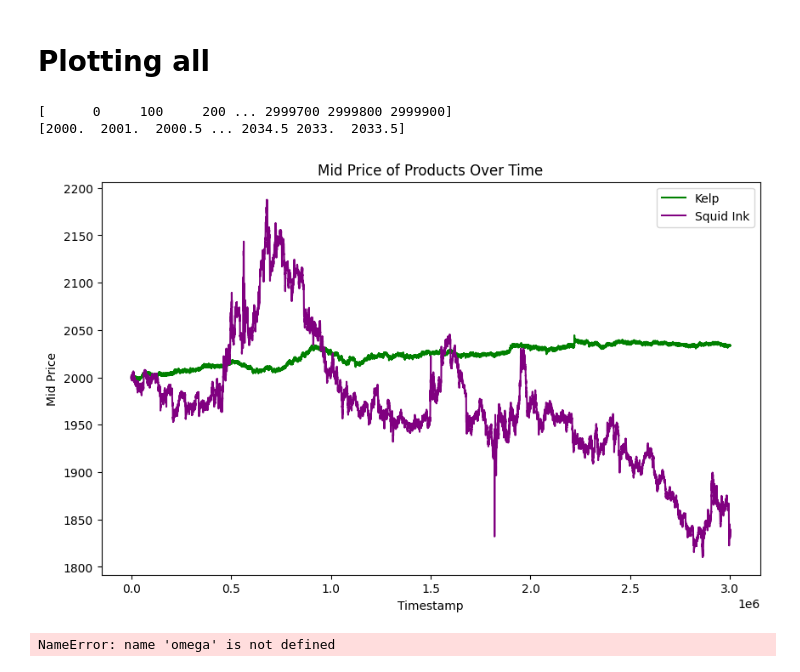
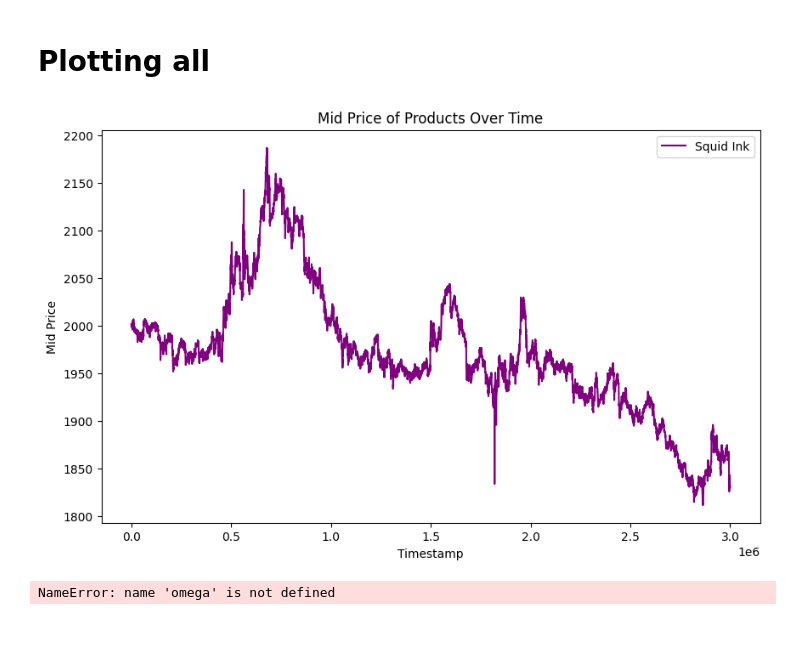
Before and after one commit to SamyakSS83/paradis-island-imckechode, a Jupyter notebook: Round_1/Algorithmic_trading/data_bottle_analysis.ipynb, the cells around one changed output. Cells and saved outputs as stored; diff of their text form; code cells hidden in the pictures; blank space fills up the shorter version.

```diff
--- a/Round_1/Algorithmic_trading/data_bottle_analysis.ipynb
+++ b/Round_1/Algorithmic_trading/data_bottle_analysis.ipynb
@@ -3,65 +3,74 @@
 # %%
 import pandas as pd
 import numpy as np
 
-prices1 = pd.read_csv(r'./round-1-island-data-bottle/round-1-island-data-bottle/prices_round_1_day_-2.csv',sep=';')
-prices2 = pd.read_csv(r'./round-1-island-data-bottle/round-1-island-data-bottle/prices_round_1_day_-1.csv',sep=';')
-prices3 = pd.read_csv(r'./round-1-island-data-bottle/round-1-island-data-bottle/prices_round_1_day_0.csv',sep=';')
-
+# prices1 = pd.read_csv(r'./round-1-island-data-bottle/round-1-island-data-bottle/prices_round_1_day_-2.csv',sep=';')
+# prices2 = pd.read_csv(r'./round-1-island-data-bottle/round-1-island-data-bottle/prices_round_1_day_-1.csv',sep=';')
+# prices3 = pd.read_csv(r'./round-1-island-data-bottle/round-1-island-data-bottle/prices_round_1_day_0.csv',sep=';')
+prices1 = pd.read_csv(r'./round-1-island-data-bottle/round-1-island-data-bottle/trades_round_1_day_-2.csv',sep=';')     #
+prices2 = pd.read_csv(r'./round-1-island-data-bottle/round-1-island-data-bottle/trades_round_1_day_-1.csv',sep=';')     #
+prices2['timestamp'] = prices2['timestamp'] + 1000000                                                                   #
+prices3 = pd.read_csv(r'./round-1-island-data-bottle/round-1-island-data-bottle/trades_round_1_day_0.csv',sep=';')      #
+prices3['timestamp'] = prices3['timestamp'] + 2000000                                                                   #
 import matplotlib.pyplot as plt
 # Concatenate all dataframes
 all_prices = pd.concat([prices1, prices2, prices3])
-all_prices['timestamp'] = all_prices['timestamp']+(1000000*(all_prices['day']+2))
+# all_prices['timestamp'] = all_prices['timestamp']+(1000000*(all_prices['day']+2))
 
-kelp_data = all_prices[all_prices['product'] == 'KELP']
+# kelp_data = all_prices[all_prices['product'] == 'KELP']
+kelp_data = all_prices[all_prices['symbol'] == 'KELP']                                                                  #
+
 kelp_x = kelp_data['timestamp'].to_numpy()
-kelp_y = kelp_data['mid_price'].to_numpy()
-kelp_z1 = kelp_data['bid_price_1'].to_numpy()
-kelp_z2 = kelp_data['bid_price_2'].to_numpy()
-kelp_z3 = kelp_data['bid_price_3'].to_numpy()
-kelp_w1 = kelp_data['ask_price_1'].to_numpy()
-kelp_w2 = kelp_data['ask_price_2'].to_numpy()
-kelp_w3 = kelp_data['ask_price_3'].to_numpy()
-print(kelp_x)
-print(kelp_y)
+# kelp_y = kelp_data['mid_price'].to_numpy()
+kelp_y = kelp_data['price'].to_numpy()                                                                                  #
 
-resin_data = all_prices[all_prices['product'] == 'RAINFOREST_RESIN']
+# kelp_z1 = kelp_data['bid_price_1'].to_numpy()
+# kelp_z2 = kelp_data['bid_price_2'].to_numpy()
+# kelp_z3 = kelp_data['bid_price_3'].to_numpy()
+# kelp_w1 = kelp_data['ask_price_1'].to_numpy()
+# kelp_w2 = kelp_data['ask_price_2'].to_numpy()
+# kelp_w3 = kelp_data['ask_price_3'].to_numpy()
+
+# resin_data = all_prices[all_prices['product'] == 'RAINFOREST_RESIN']
+resin_data = all_prices[all_prices['symbol'] == 'RAINFOREST_RESIN']                                                     #
 resin_x = resin_data['timestamp'].to_numpy()
-resin_y = resin_data['mid_price'].to_numpy()
-resin_z1 = resin_data['bid_price_1'].to_numpy()
-resin_z2 = resin_data['bid_price_2'].to_numpy()
-resin_z3 = resin_data['bid_price_3'].to_numpy()
-resin_w1 = resin_data['ask_price_1'].to_numpy()
-resin_w2 = resin_data['ask_price_2'].to_numpy()
-resin_w3 = resin_data['ask_price_3'].to_numpy()
+# resin_y = resin_data['mid_price'].to_numpy()
+resin_y = resin_data['price'].to_numpy()                                                                                #
+# resin_z1 = resin_data['bid_price_1'].to_numpy()
+# resin_z2 = resin_data['bid_price_2'].to_numpy()
+# resin_z3 = resin_data['bid_price_3'].to_numpy()
+# resin_w1 = resin_data['ask_price_1'].to_numpy()
+# resin_w2 = resin_data['ask_price_2'].to_numpy()
+# resin_w3 = resin_data['ask_price_3'].to_numpy()
 
-squid_ink_data = all_prices[all_prices['product'] == 'SQUID_INK']
+# squid_ink_data = all_prices[all_prices['product'] == 'SQUID_INK']
+squid_ink_data = all_prices[all_prices['symbol'] == 'SQUID_INK']                                                        #
 squid_ink_x = squid_ink_data['timestamp'].to_numpy()
-squid_ink_y = squid_ink_data['mid_price'].to_numpy()
-squid_ink_z1 = squid_ink_data['bid_price_1'].to_numpy()
-squid_ink_z2 = squid_ink_data['bid_price_2'].to_numpy()
-squid_ink_z3 = squid_ink_data['bid_price_3'].to_numpy()
-squid_ink_w1 = squid_ink_data['ask_price_1'].to_numpy()
-squid_ink_w2 = squid_ink_data['ask_price_2'].to_numpy()
-squid_ink_w3 = squid_ink_data['ask_price_3'].to_numpy()
+# squid_ink_y = squid_ink_data['mid_price'].to_numpy()
+squid_ink_y = squid_ink_data['price'].to_numpy()                                                                        #
+# squid_ink_qty = squid_ink_data['quantity'].to_numpy()                                                                   #
+# squid_ink_z1 = squid_ink_data['bid_price_1'].to_numpy()
+# squid_ink_z2 = squid_ink_data['bid_price_2'].to_numpy()
+# squid_ink_z3 = squid_ink_data['bid_price_3'].to_numpy()
+# squid_ink_w1 = squid_ink_data['ask_price_1'].to_numpy()
+# squid_ink_w2 = squid_ink_data['ask_price_2'].to_numpy()
+# squid_ink_w3 = squid_ink_data['ask_price_3'].to_numpy()
 
 
 
 plt.figure(figsize=(10, 6))
-plt.plot(kelp_x, kelp_y, label='Kelp', color='green')
+# plt.plot(kelp_x, kelp_y, label='Kelp', color='green')
 # plt.plot(resin_x, resin_y, label='Rainforest Resin', color='blue')
 plt.plot(squid_ink_x, squid_ink_y, label='Squid Ink', color='purple')
 plt.xlabel('Timestamp')
 plt.ylabel('Mid Price')
 plt.title('Mid Price of Products Over Time')
 plt.legend()
 plt.show()
 
 # print(all_prices.head(6))
 # %% [output]
-[      0     100     200 ... 2999700 2999800 2999900]
-[2000.  2001.  2000.5 ... 2034.5 2033.  2033.5]
-[figure, old version]
+[figure, new version]
 # %%
 # N_fft = 2048
 # x = squid_ink_y
```
Also changed, not shown: parts of 6 cells of this notebook, 5 other files.
